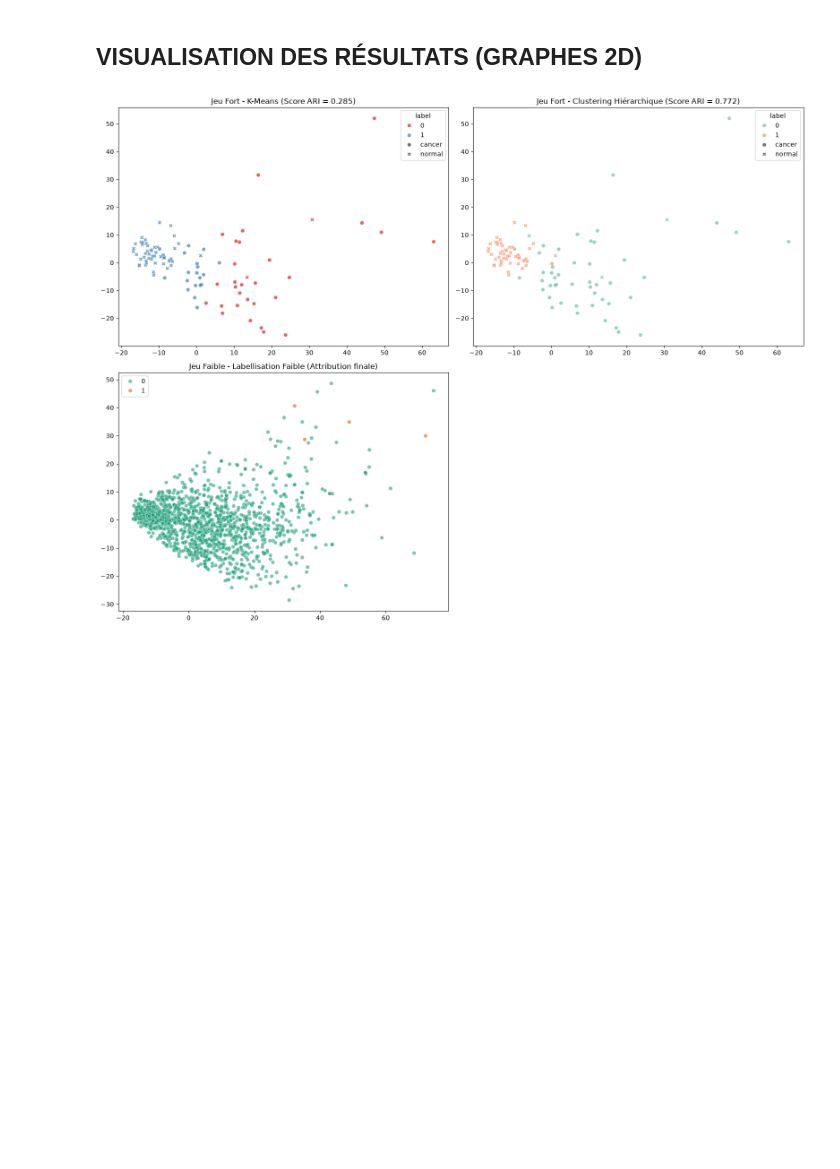
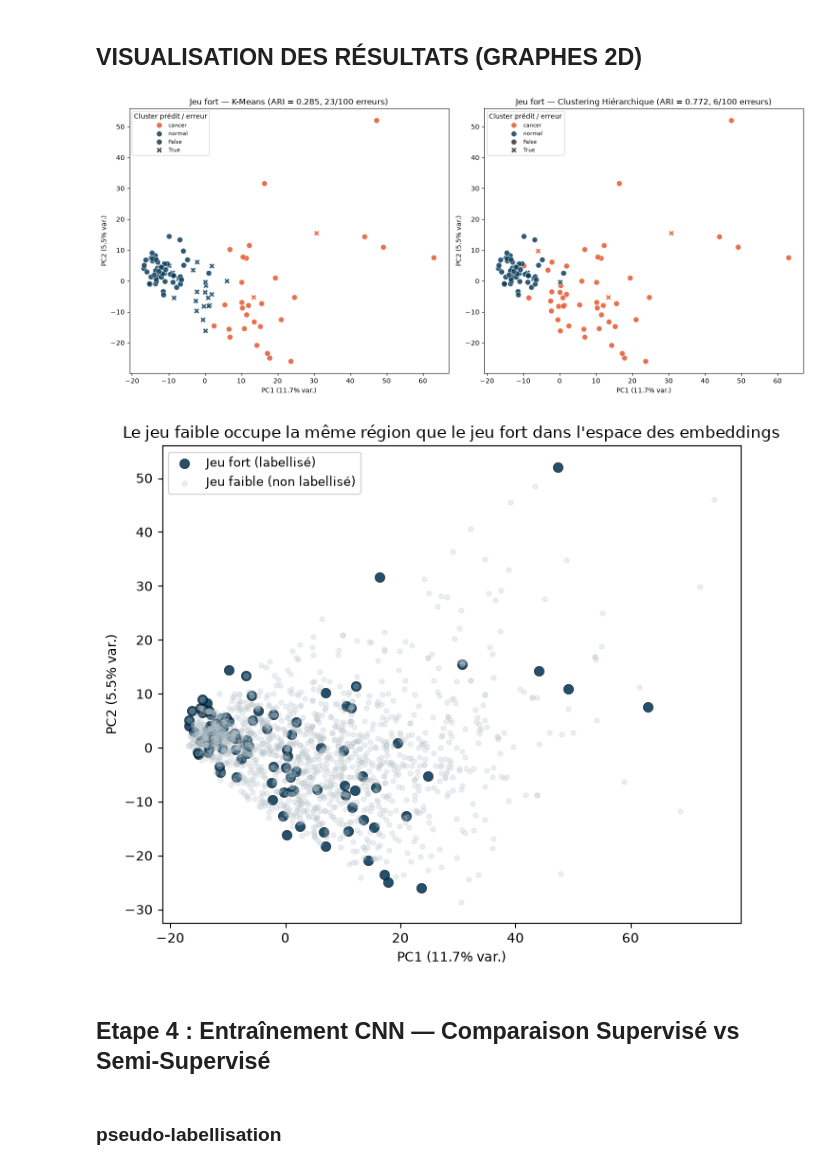
Before and after one commit to ObiYohan/brain-mri-semi-supervised-classification, a Jupyter notebook: prep_data.ipynb, the cells around one changed output. Cells and saved outputs as stored; diff of their text form; code cells hidden in the pictures; blank space fills up the shorter version.

```diff
--- a/prep_data.ipynb
+++ b/prep_data.ipynb
@@ -314,22 +361,18 @@ import seaborn as sns
 from sklearn.preprocessing import StandardScaler
 from sklearn.decomposition import PCA
 from sklearn.cluster import KMeans, AgglomerativeClustering
-from sklearn.metrics import adjusted_rand_score
-
-# /!\ IMPORTANT : Utilisez le 'df_features' (ou les indices valides) de l'étape précédente
-# pour garantir que la matrice d'embeddings et les lignes du DataFrame sont parfaitement alignées.
-# Ici, nous supposons que 'df_work' contient uniquement les lignes valides et 'features_matrix' leurs embeddings.
+from sklearn.metrics import adjusted_rand_score, roc_auc_score, accuracy_score, f1_score
 
 # Filtre pour le jeu fortement labellisé
-mask_fort = df_work['subset'] == 'avec_labels'
-df_fort = df_work[mask_fort].copy().reset_index(drop=True)
+mask_fort = df_features['subset'] == 'avec_labels'
+df_fort = df_features[mask_fort].copy().reset_index(drop=True)
 X_fort = features_matrix[mask_fort]
 y_true_fort = df_fort['label'].astype('category').cat.codes.values # Encodage 0/1 pour l'ARI
 
 # Filtre pour le jeu faiblement labellisé (sans labels d'origine)
-mask_faible = df_work['subset'] == 'sans_label'
-df_faible = df_work[mask_faible].copy().reset_index(drop=True)
+mask_faible = df_features['subset'] == 'sans_label'
+df_faible = df_features[mask_faible].copy().reset_index(drop=True)
 X_faible = features_matrix[mask_faible]
 
-df_work.describe()
+df_features.describe()
 # %% [output]
@@ -399,35 +441,35 @@ else:
 # %% [markdown]
 ## VISUALISATION DES RÉSULTATS (GRAPHES 2D)
 # %%
-fig, axes = plt.subplots(2, 2, figsize=(16, 12))
+fig, axes = plt.subplots(1, 2, figsize=(15, 6.5))
 
-# --- LIGNE 1 : ANALYSE ET COMPARATIF SUR LE JEU FORT ---
-# Graphe 1 : K-Means
-sns.scatterplot(x=X_fort_pca[:, 0], y=X_fort_pca[:, 1], hue=clusters_fort_kmeans, style=df_fort['label'], palette='Set1', alpha=0.7, ax=axes[0,0])
-axes[0,0].set_title(f"Jeu Fort - K-Means (Score ARI = {ari_kmeans:.3f})")
+plot_fort(axes[0], pred_kmeans, erreurs_kmeans, ari_kmeans, "K-Means")
+plot_fort(axes[1], pred_hc, erreurs_hc, ari_hc, "Clustering Hiérarchique")
 
-# Graphe 2 : Clustering Hiérarchique
-sns.scatterplot(x=X_fort_pca[:, 0], y=X_fort_pca[:, 1], hue=clusters_fort_hc, style=df_fort['label'], palette='Set2', alpha=0.7, ax=axes[0,1])
-axes[0,1].set_title(f"Jeu Fort - Clustering Hiérarchique (Score ARI = {ari_hc:.3f})")
-
-# --- LIGNE 2 : APPLICATION SUR LE JEU FAIBLE (SÉPARÉ) ---
-if len(X_faible) > 0 and 'clusters_faible' in locals():
-    sns.scatterplot(
-        x=X_faible_pca[:, 0],
-        y=X_faible_pca[:, 1],
-        hue=clusters_faible,
-        palette='Dark2',
-        alpha=0.6,
-        ax=axes[1,0]
-    )
-    axes[1,0].set_title("Jeu Faible - Labellisation Faible (Attribution finale)")
-else:
-    axes[1,0].axis('off')
-    axes[1,0].text(0.5, 0.5, "Aucune donnée dans le jeu faible", ha='center', va='center')
-# Désactivation de la quatrième case vide pour garder un rendu propre
-axes[1,1].axis('off')
+var_ratio = pca.explained_variance_ratio_
+for a in axes:
+    a.set_xlabel(f"PC1 ({var_ratio[0]*100:.1f}% var.)")
+    a.set_ylabel(f"PC2 ({var_ratio[1]*100:.1f}% var.)")
 
 plt.tight_layout()
 plt.show()
+
+fig, ax = plt.subplots(figsize=(7, 6))
+ax.scatter(X_fort_pca[:, 0], X_fort_pca[:, 1], c='#0B3D5C', s=55,
+           edgecolor='black', linewidth=0.4, alpha=0.9, label='Jeu fort (labellisé)')
+if len(X_faible) > 0:
+    ax.scatter(X_faible_pca[:, 0], X_faible_pca[:, 1], c='#B9C6CC', s=12,
+               alpha=0.25, label='Jeu faible (non labellisé)')
+ax.set_title("Le jeu faible occupe la même région que le jeu fort dans l'espace des embeddings")
+ax.set_xlabel(f"PC1 ({var_ratio[0]*100:.1f}% var.)")
+ax.set_ylabel(f"PC2 ({var_ratio[1]*100:.1f}% var.)")
+ax.legend(fontsize=9)
+plt.tight_layout()
+plt.show()
 # %% [output]
-[figure, old version]
+[figure, new version]
+[figure, added]
+# %% [markdown]
+## Etape 4 : Entraînement CNN — Comparaison Supervisé vs Semi-Supervisé
+# %% [markdown]
+### pseudo-labellisation
```
Also changed, not shown: parts of 12 cells of this notebook, 3 other files.
